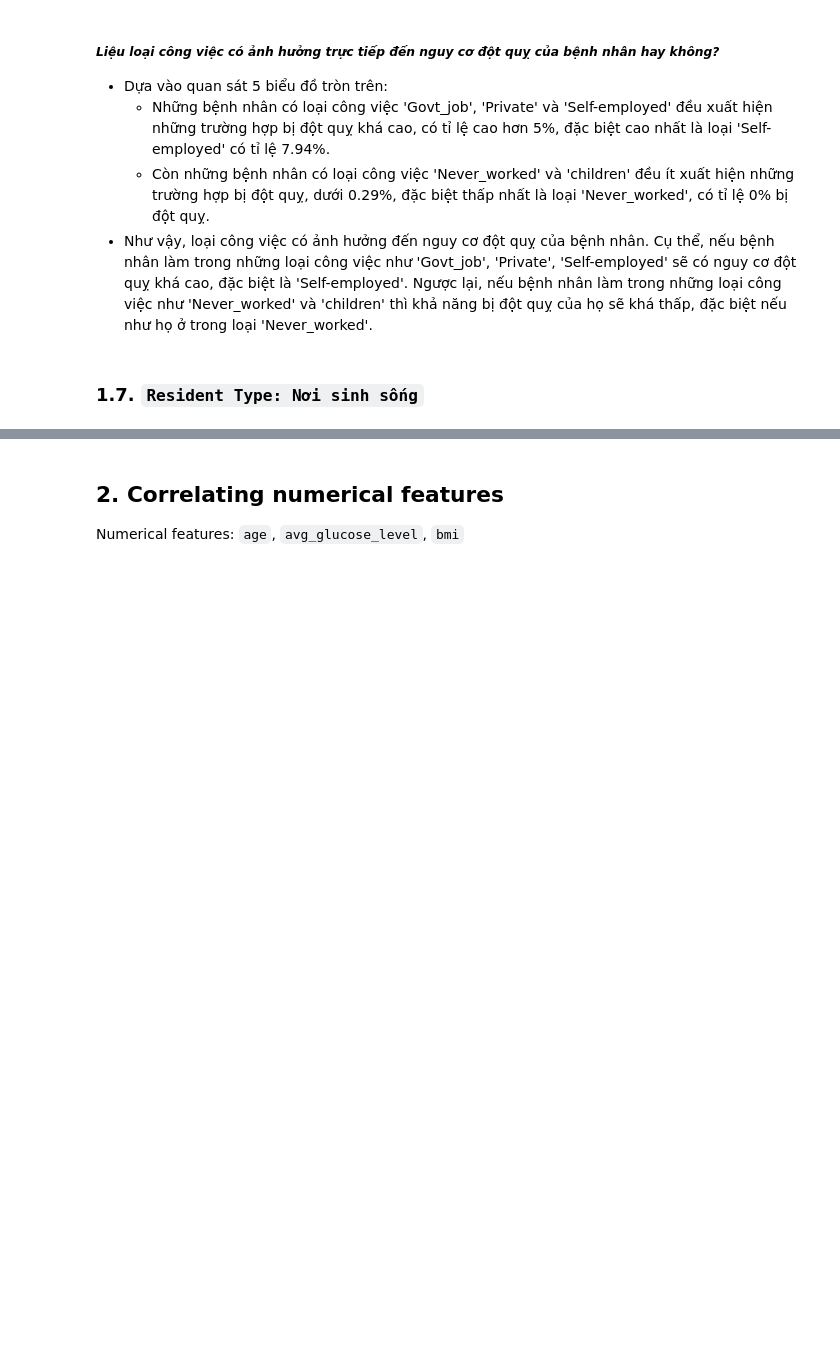
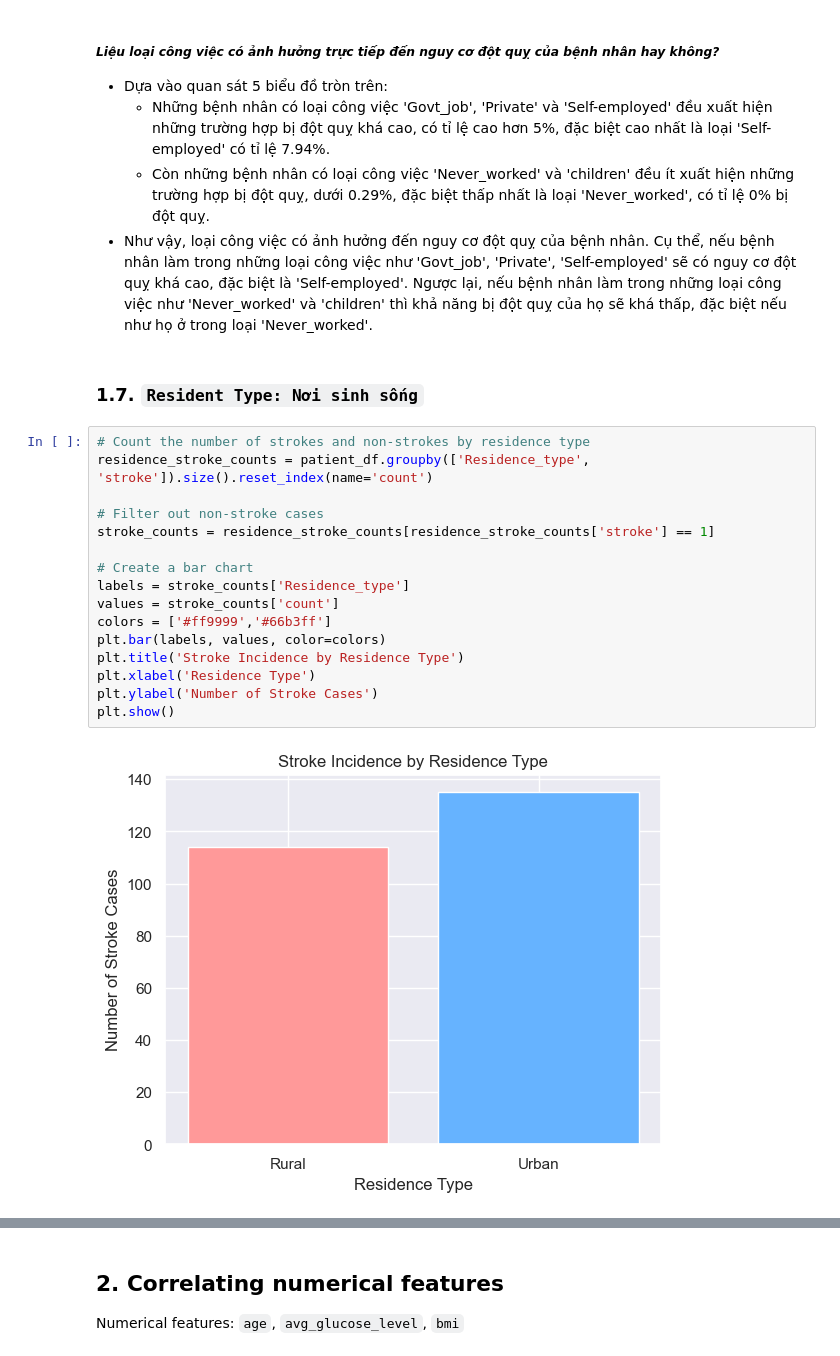
Before and after one commit to mnnam1302/Healthcare_Stroke, a Jupyter notebook: healthcare_stroke.ipynb, the cells around one changed output, grey strips where cells are left out. Saved outputs shown, nothing was run; the diff lists cells and outputs as text; blank space fills up the shorter version.

```diff
--- a/healthcare_stroke.ipynb
+++ b/healthcare_stroke.ipynb
@@ -557,3 +545,21 @@ Text(0.5, 0.01, 'Tỷ lệ người bị đột quỵ theo từng loại công v
 - Như vậy, loại công việc có ảnh hưởng đến nguy cơ đột quỵ của bệnh nhân. Cụ thể, nếu bệnh nhân làm trong những loại công việc như 'Govt_job', 'Private', 'Self-employed' sẽ có nguy cơ đột quỵ khá cao, đặc biệt là 'Self-employed'. Ngược lại, nếu bệnh nhân làm trong những loại công việc như 'Never_worked' và 'children' thì khả năng bị đột quỵ của họ sẽ khá thấp, đặc biệt nếu như họ ở trong loại 'Never_worked'.
 # %% [markdown]
 ### 1.7. `Resident Type: Nơi sinh sống`
+# %%
+# Count the number of strokes and non-strokes by residence type
+residence_stroke_counts = patient_df.groupby(['Residence_type', 'stroke']).size().reset_index(name='count')
+
+# Filter out non-stroke cases
+stroke_counts = residence_stroke_counts[residence_stroke_counts['stroke'] == 1]
+
+# Create a bar chart
+labels = stroke_counts['Residence_type']
+values = stroke_counts['count']
+colors = ['#ff9999','#66b3ff']
+plt.bar(labels, values, color=colors)
+plt.title('Stroke Incidence by Residence Type')
+plt.xlabel('Residence Type')
+plt.ylabel('Number of Stroke Cases')
+plt.show()
+# %% [output]
+[figure, added]
```
Also changed, not shown: parts of 8 cells of this notebook.
